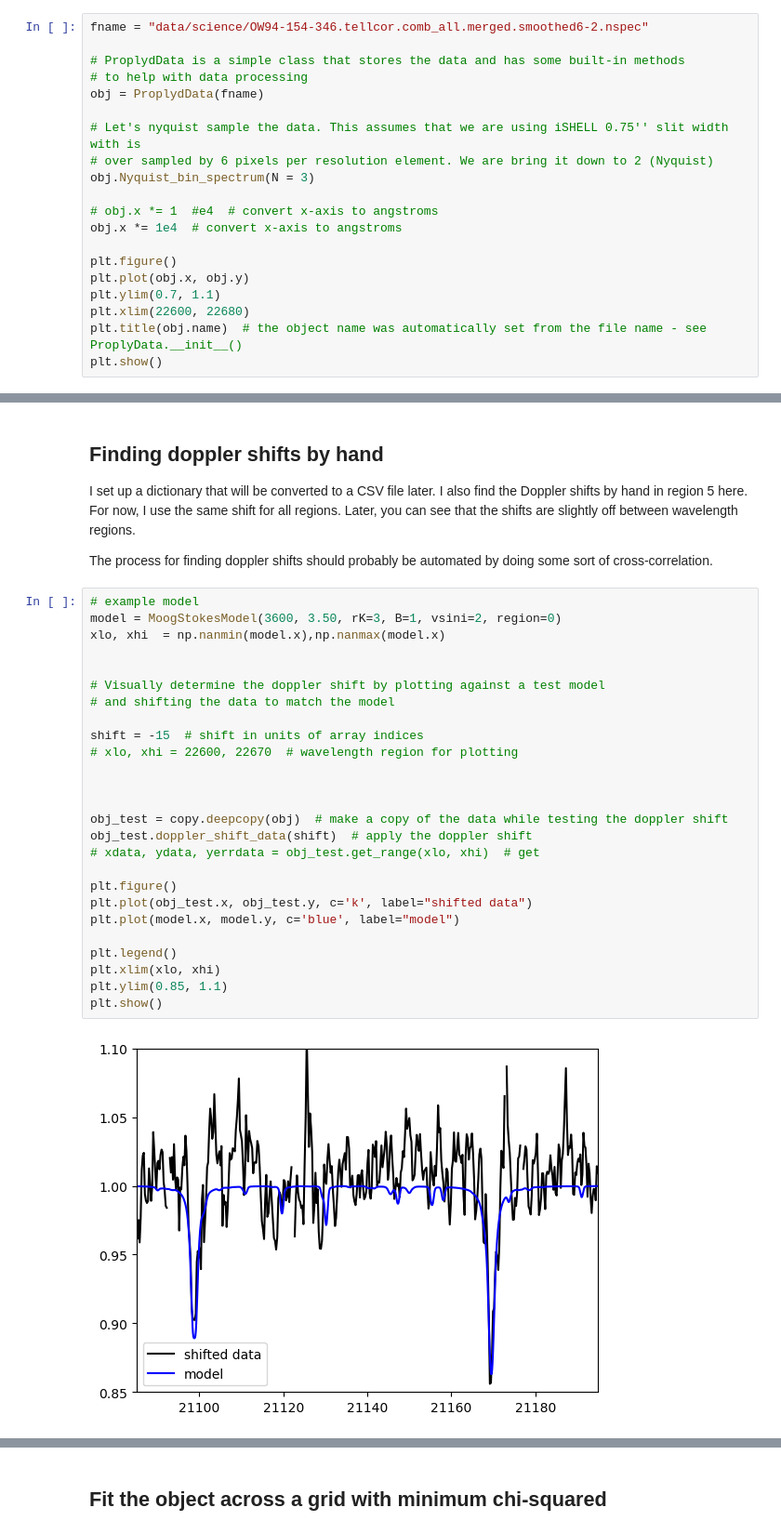
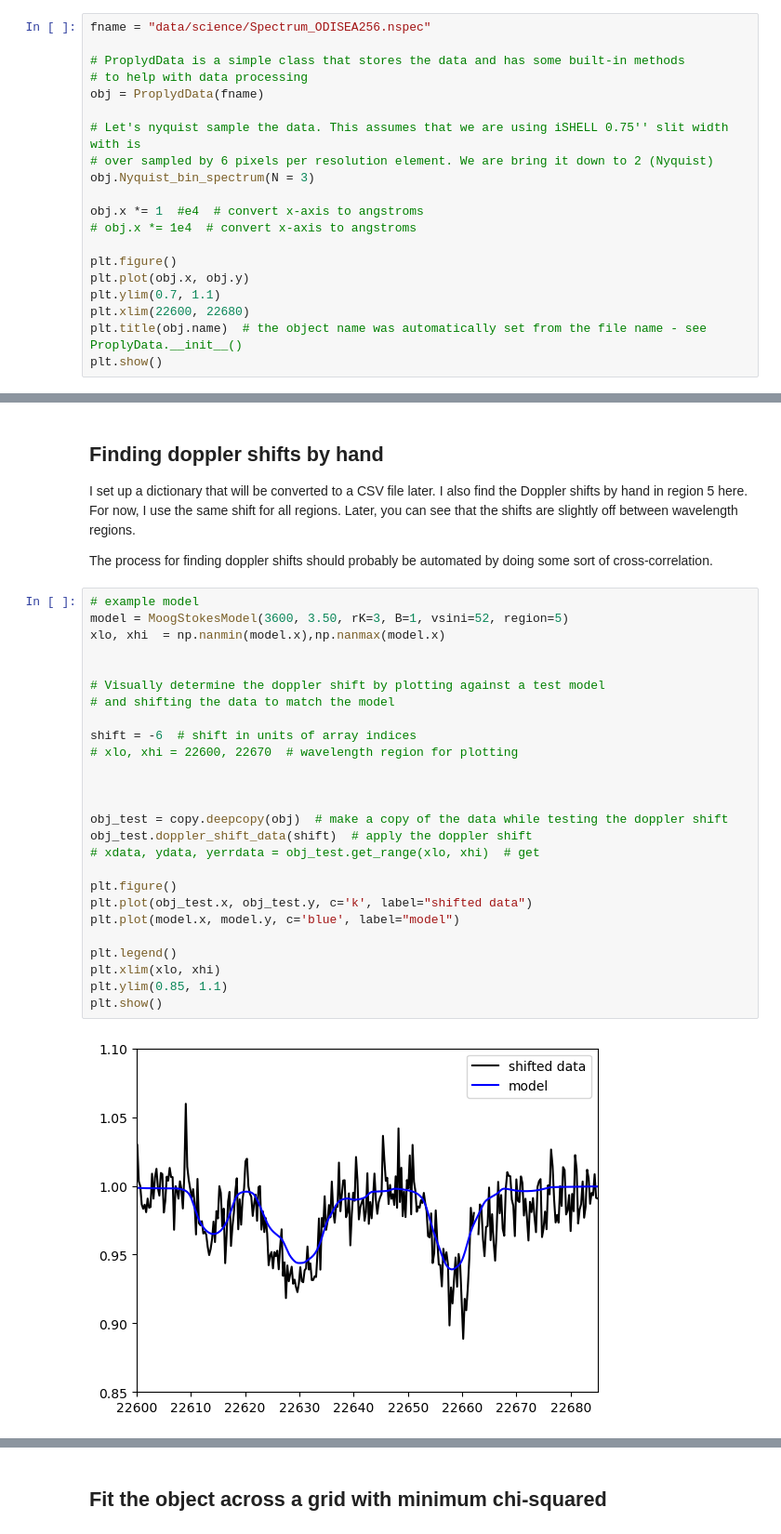
Before and after one commit to christianfloresg/ishell-spectral-fitting, a Jupyter notebook: simple_example.ipynb, the cells around one changed output, grey strips where cells are left out. Shown at 93% size. Cells and saved outputs as stored; diff of their text form.

```diff
--- a/simple_example.ipynb
+++ b/simple_example.ipynb
@@ -14,7 +14,7 @@ from fitting import *
 # %% [markdown]
 ## Import normalized spectrum
 # %%
-fname = "data/science/OW94-154-346.tellcor.comb_all.merged.smoothed6-2.nspec"
+fname = "data/science/Spectrum_ODISEA256.nspec"
 
 # ProplydData is a simple class that stores the data and has some built-in methods
 # to help with data processing
@@ -24,8 +24,8 @@ obj = ProplydData(fname)
 # over sampled by 6 pixels per resolution element. We are bring it down to 2 (Nyquist)
 obj.Nyquist_bin_spectrum(N = 3)
 
-# obj.x *= 1  #e4  # convert x-axis to angstroms
-obj.x *= 1e4  # convert x-axis to angstroms
+obj.x *= 1  #e4  # convert x-axis to angstroms
+# obj.x *= 1e4  # convert x-axis to angstroms
 
 plt.figure()
 plt.plot(obj.x, obj.y)
@@ -45,32 +45,32 @@ I set up a dictionary that will be converted to a CSV file later. I also find th
 The process for finding doppler shifts should probably be automated by doing some sort of cross-correlation.
 # %%
 # example model
-model = MoogStokesModel(3600, 3.50, rK=3, B=1, vsini=2, region=0)
+model = MoogStokesModel(3600, 3.50, rK=3, B=1, vsini=52, region=5)
 xlo, xhi  = np.nanmin(model.x),np.nanmax(model.x)
 
 
 # Visually determine the doppler shift by plotting against a test model
 # and shifting the data to match the model
 
-shift = -15  # shift in units of array indices
+shift = -6  # shift in units of array indices
 # xlo, xhi = 22600, 22670  # wavelength region for plotting
 
 
 
 obj_test = copy.deepcopy(obj)  # make a copy of the data while testing the doppler shift
 obj_test.doppler_shift_data(shift)  # apply the doppler shift
 # xdata, ydata, yerrdata = obj_test.get_range(xlo, xhi)  # get
 
 plt.figure()
 plt.plot(obj_test.x, obj_test.y, c='k', label="shifted data")
 plt.plot(model.x, model.y, c='blue', label="model")
 
 plt.legend()
 plt.xlim(xlo, xhi)
 plt.ylim(0.85, 1.1)
 plt.show()
 # %% [output]
-[figure, old version]
+[figure, new version]
 # %%
 ## When you're ready, apply the doppler shift to the original data
 obj.doppler_shift_data(shift)
```
Also changed, not shown: parts of 10 cells of this notebook, 1 other file.
